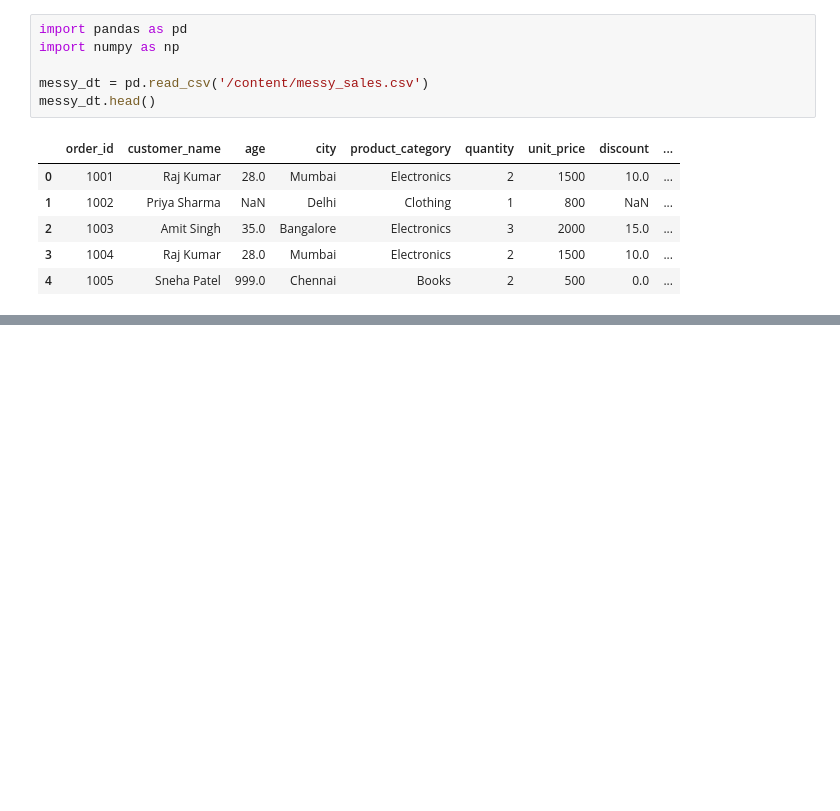
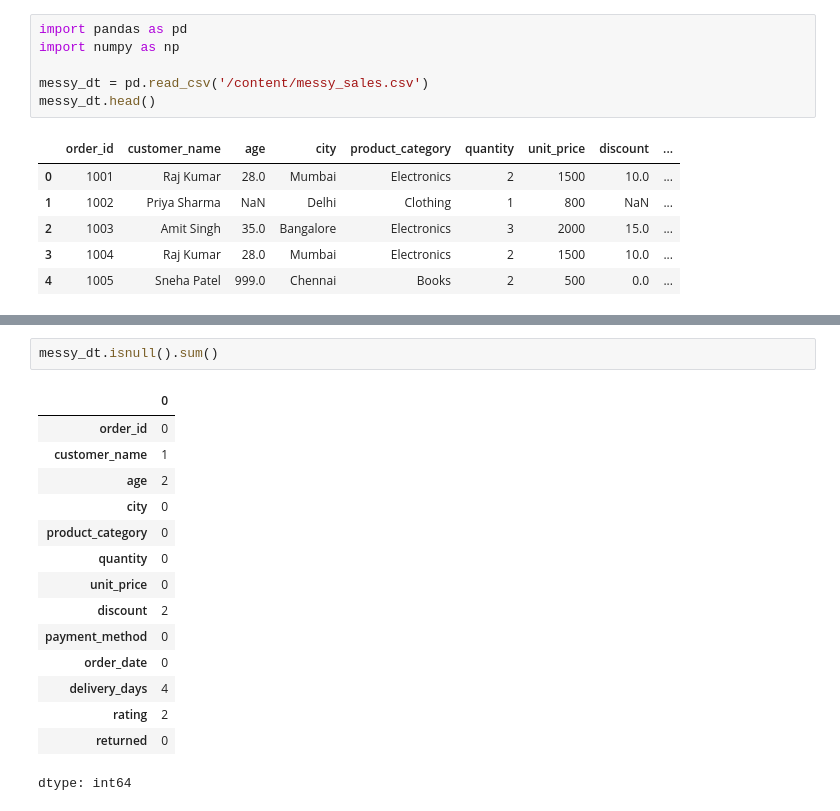
Before and after one commit to SandhuruT/Data_Science_01, a Jupyter notebook: Data_Science_04.ipynb, the cells around one changed output, grey strips where cells are left out. Drawn from its saved outputs; the diff is of its cells as text; blank space fills up the shorter version.

```diff
--- a/Data_Science_04.ipynb
+++ b/Data_Science_04.ipynb
@@ -15,0 +39,18 @@ messy_dt.head()
+# %%
+messy_dt.isnull().sum()
+# %% [output]
+|  | 0 |
+| order_id | 0 |
+| customer_name | 1 |
+| age | 2 |
+| city | 0 |
+| product_category | 0 |
+| quantity | 0 |
+| unit_price | 0 |
+| discount | 2 |
+| payment_method | 0 |
+| order_date | 0 |
+| delivery_days | 4 |
+| rating | 2 |
+| returned | 0 |
+dtype: int64
```
Also changed, not shown: parts of 3 cells of this notebook.
